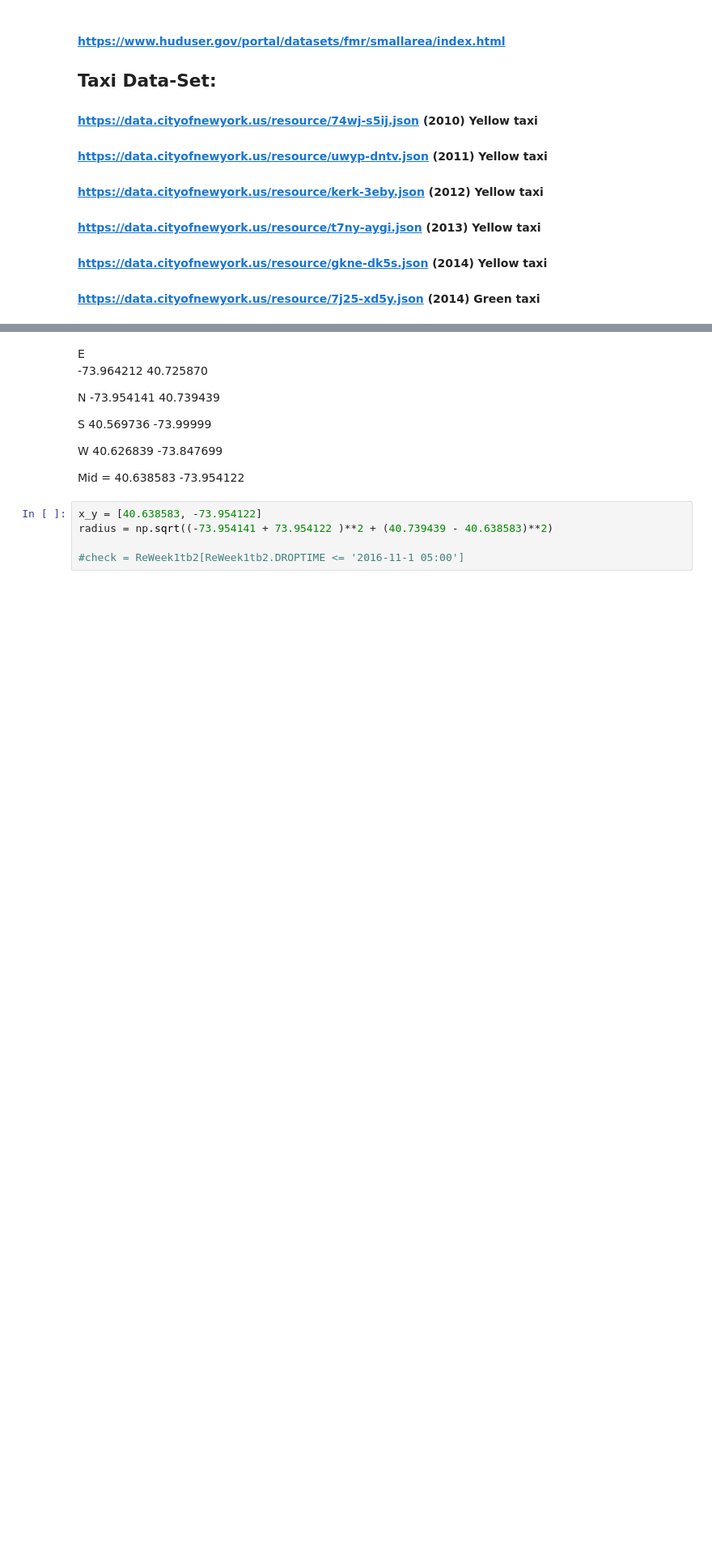
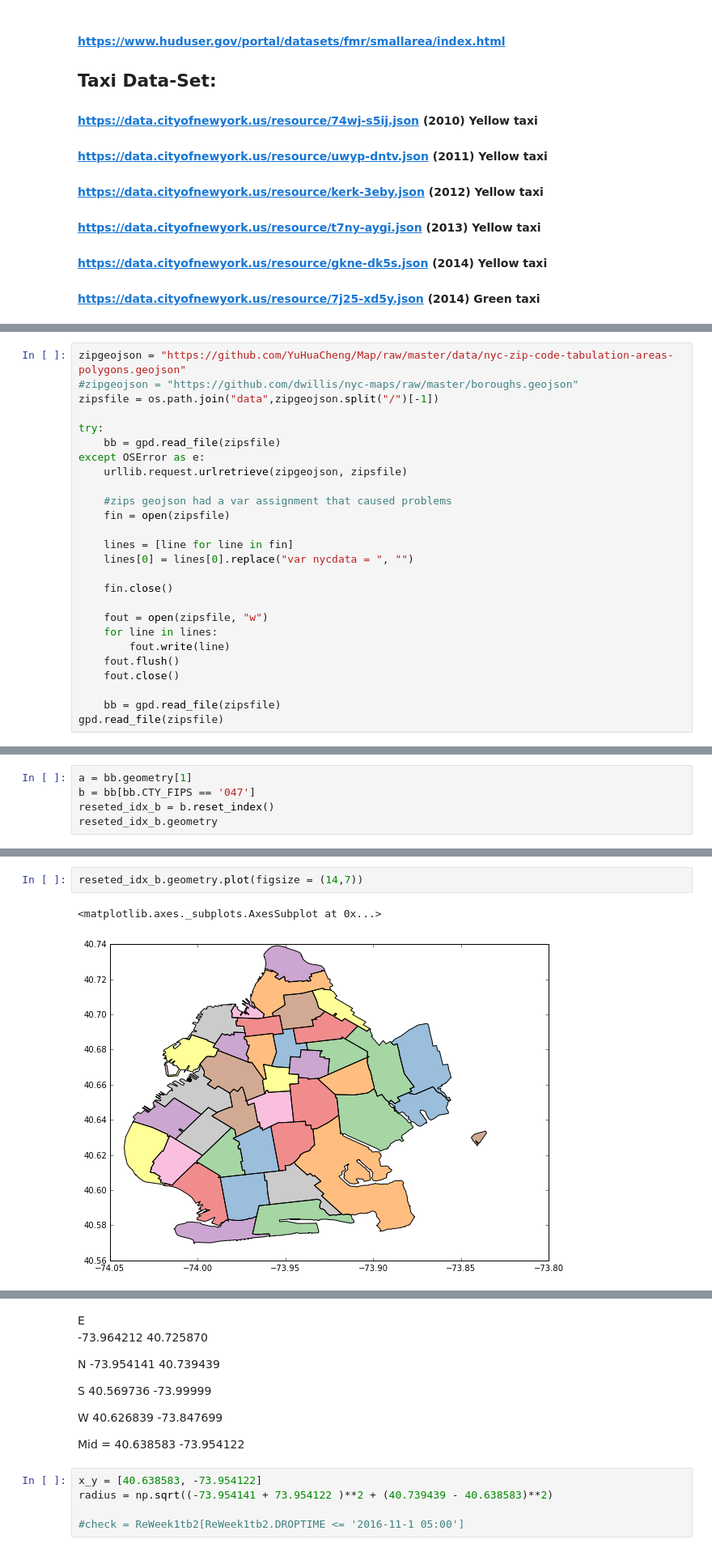
Before and after one commit to cjallow/DataScience-Project, a Jupyter notebook: GENTRIFICATION EXPLORER.ipynb, the cells around one changed output, grey strips where cells are left out. Shown at 81% size. Cells and saved outputs as stored; diff of their text form; blank space fills up the shorter version.

```diff
--- a/GENTRIFICATION EXPLORER.ipynb
+++ b/GENTRIFICATION EXPLORER.ipynb
@@ -158,0 +139,26 @@ y_data_014.head()
+# %%
+zipgeojson = "https://github.com/YuHuaCheng/Map/raw/master/data/nyc-zip-code-tabulation-areas-polygons.geojson"
+#zipgeojson = "https://github.com/dwillis/nyc-maps/raw/master/boroughs.geojson"
+zipsfile = os.path.join("data",zipgeojson.split("/")[-1])
+
+try:
+    bb = gpd.read_file(zipsfile)
+except OSError as e:
+    urllib.request.urlretrieve(zipgeojson, zipsfile)
+
+    #zips geojson had a var assignment that caused problems
+    fin = open(zipsfile)
+
+    lines = [line for line in fin]
+    lines[0] = lines[0].replace("var nycdata = ", "")
+
+    fin.close()
+
+    fout = open(zipsfile, "w")
+    for line in lines:
+        fout.write(line)
+    fout.flush()
+    fout.close()
+
+    bb = gpd.read_file(zipsfile)
+gpd.read_file(zipsfile)
@@ -158,0 +184,5 @@ y_data_014.head()
+# %%
+a = bb.geometry[1]
+b = bb[bb.CTY_FIPS == '047']
+reseted_idx_b = b.reset_index()
+reseted_idx_b.geometry
@@ -158,0 +207,5 @@ y_data_014.head()
+# %%
+reseted_idx_b.geometry.plot(figsize = (14,7))
+# %% [output]
+<matplotlib.axes._subplots.AxesSubplot at 0x...>
+[figure, added]
```
Also changed, not shown: parts of 36 cells of this notebook.
